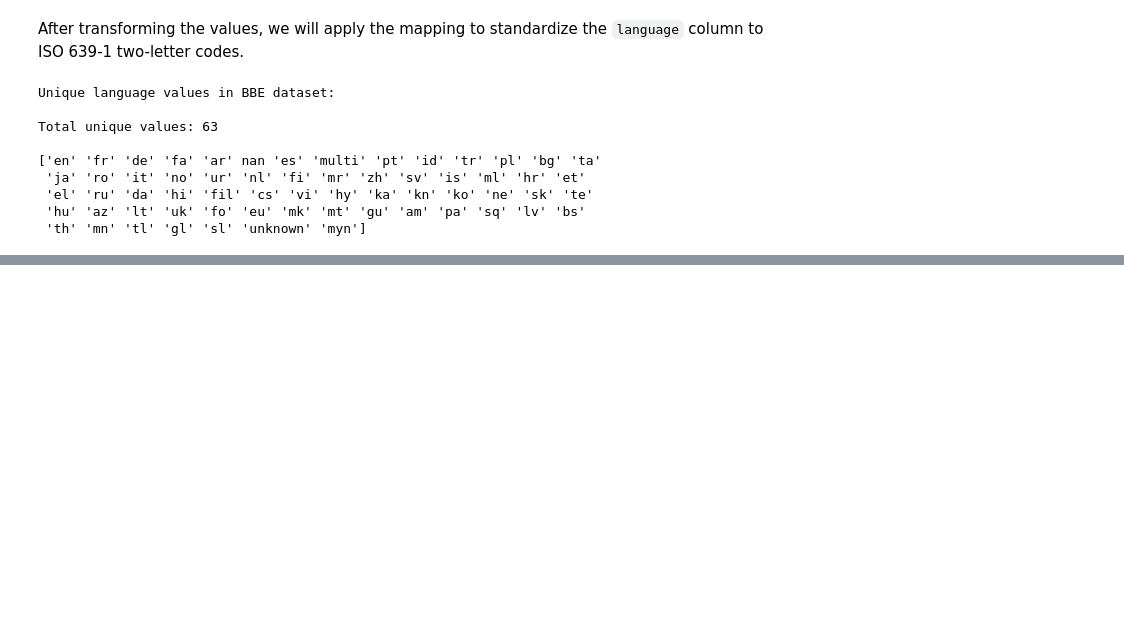
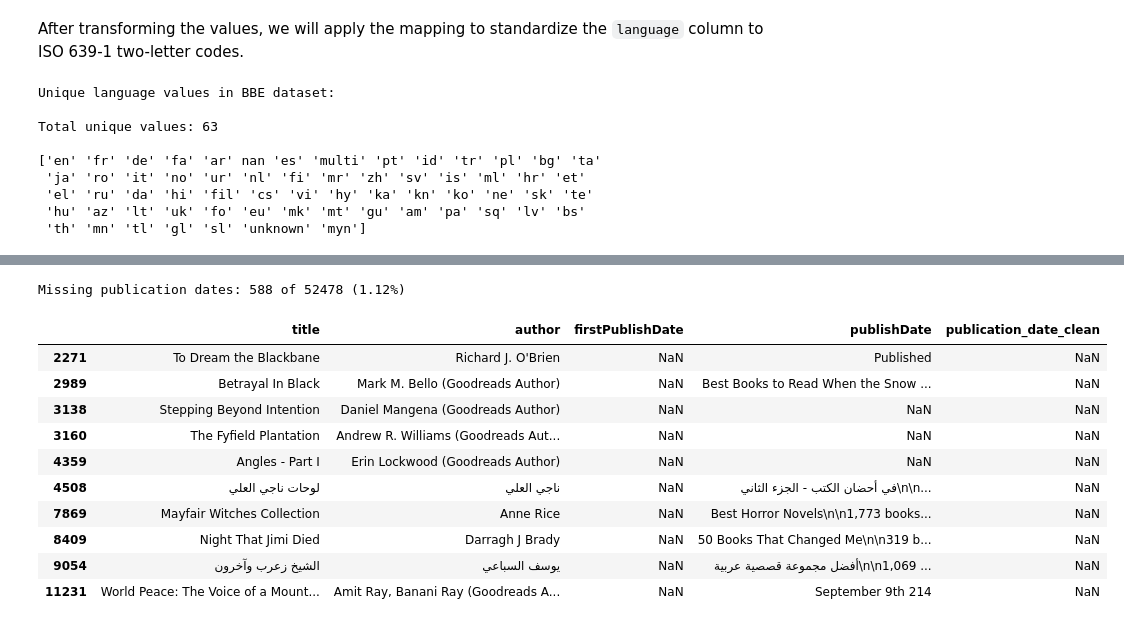
Before and after one commit to larevolucia/bookwise-analytics, a Jupyter notebook: notebooks/02_Data_Cleaning.ipynb, the cells around one changed output, grey strips where cells are left out. Drawn from its saved outputs; the diff is of its cells as text; code cells hidden in the pictures; blank space fills up the shorter version.

```diff
--- a/notebooks/02_Data_Cleaning.ipynb
+++ b/notebooks/02_Data_Cleaning.ipynb
@@ -349,0 +420,23 @@ Total unique values: 63
+# %%
+# Filter rows where the unified publication date is missing
+total = len(bbe)
+bbe_missing_dates = bbe.loc[bbe['publication_date_clean'].isna()]
+missing_count = len(bbe_missing_dates)
+
+print(f"Missing publication dates: {missing_count} of {total} ({missing_count/total:.2%})")
+
+# Preview key columns
+bbe_missing_dates[['title', 'author', 'firstPublishDate', 'publishDate', 'publication_date_clean']].head(10)
+# %% [output]
+Missing publication dates: 588 of 52478 (1.12%)
+|  | title | author | firstPublishDate | publishDate | publication_date_clean |
+| 2271 | To Dream the Blackbane | Richard J. O'Brien | NaN | Published | NaN |
+| 2989 | Betrayal In Black | Mark M. Bello (Goodreads Author) | NaN | Best Books to Read When the Snow ... | NaN |
+| 3138 | Stepping Beyond Intention | Daniel Mangena (Goodreads Author) | NaN | NaN | NaN |
+| 3160 | The Fyfield Plantation | Andrew R. Williams (Goodreads Aut... | NaN | NaN | NaN |
+| 4359 | Angles - Part I | Erin Lockwood (Goodreads Author) | NaN | NaN | NaN |
+| 4508 | لوحات ناجي العلي | ناجي العلي | NaN | في أحضان الكتب - الجزء الثاني\n\n... | NaN |
+| 7869 | Mayfair Witches Collection | Anne Rice | NaN | Best Horror Novels\n\n1,773 books... | NaN |
+| 8409 | Night That Jimi Died | Darragh J Brady | NaN | 50 Books That Changed Me\n\n319 b... | NaN |
+| 9054 | الشيخ زعرب وآخرون | يوسف السباعي | NaN | أفضل مجموعة قصصية عربية\n\n1,069 ... | NaN |
+| 11231 | World Peace: The Voice of a Mount... | Amit Ray, Banani Ray (Goodreads A... | NaN | September 9th 214 | NaN |
```
Also changed, not shown: parts of 6 cells of this notebook.
